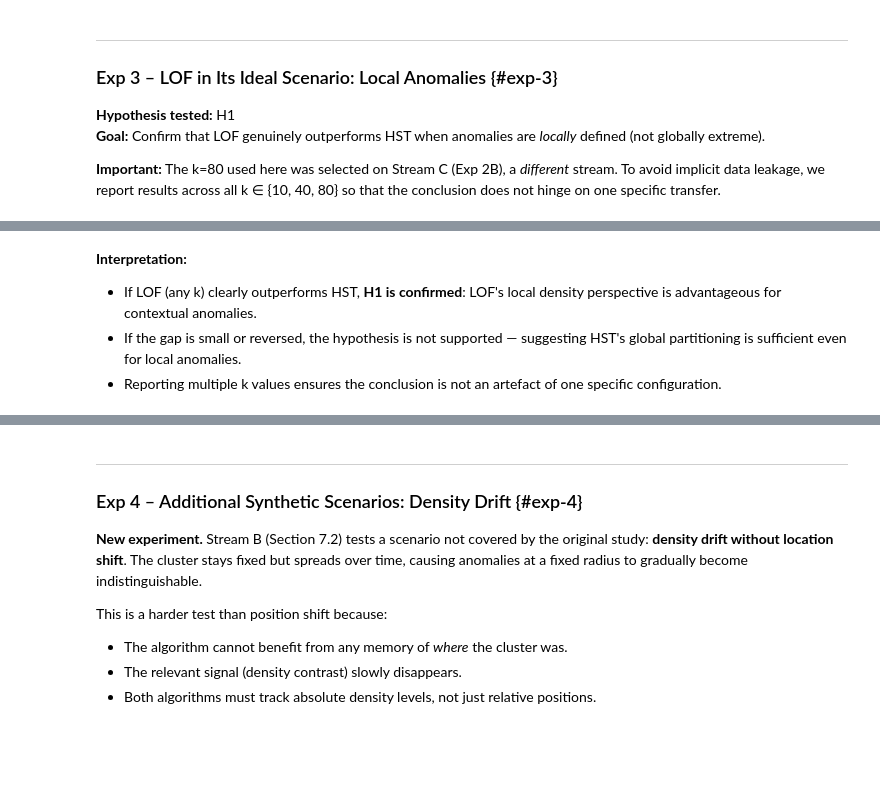
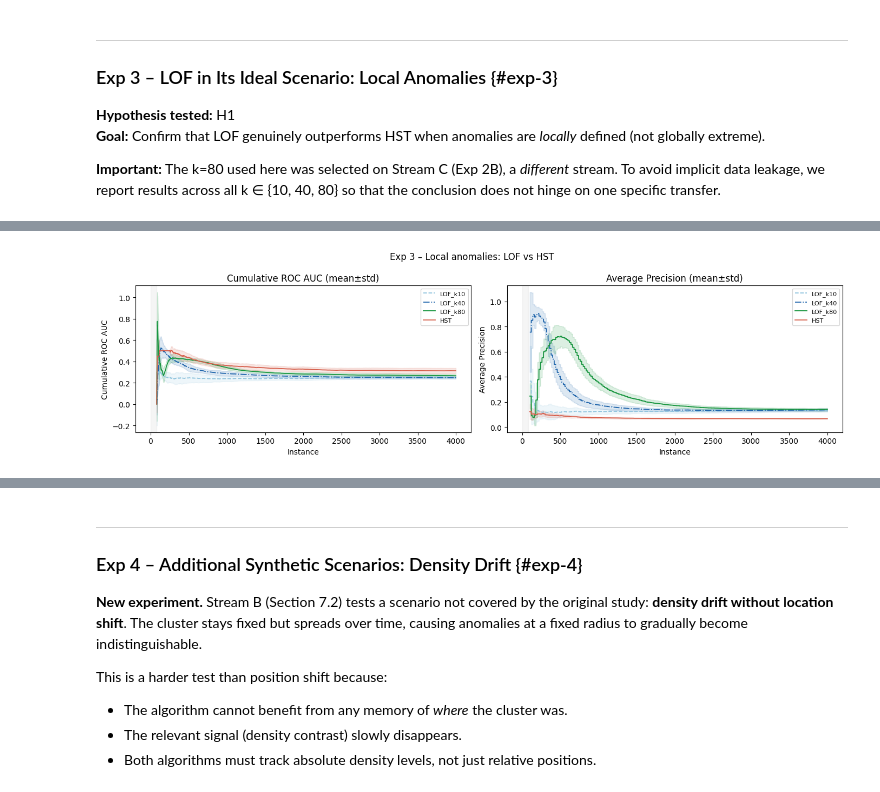
Before and after one commit to gjoliveira/Incremental-LOF, a Jupyter notebook: notebook_reorganised.ipynb, the cells around one changed output, grey strips where cells are left out. Drawn from its saved outputs; the diff is of its cells as text; code cells hidden in the pictures; blank space fills up the shorter version.

```diff
--- a/notebook_reorganised.ipynb
+++ b/notebook_reorganised.ipynb
@@ -854,5 +1122,38 @@ print(pd.DataFrame(rows_h1).to_string(index=False))
-# %% [markdown]
-**Interpretation:**
-- If LOF (any k) clearly outperforms HST, **H1 is confirmed**: LOF's local density perspective is advantageous for contextual anomalies.
-- If the gap is small or reversed, the hypothesis is not supported — suggesting HST's global partitioning is sufficient even for local anomalies.
-- Reporting multiple k values ensures the conclusion is not an artefact of one specific configuration.
+# %%
+fig, axes = plt.subplots(1, 2, figsize=(14, 4))
+
+styles = {
+    "HST": ("#92c5de", "--"),
+    "LOF_k40": ("#2166ac", "-."),
+    "LOF_k80": ("#1a9641", "-"),
+    "LOF_k10":     ("#d6604d", "-"),
+
+}
+
+
+
+for ax, metric_key, ylabel in zip(
+    axes,
+    ["roc", "ap"],
+    ["Cumulative ROC AUC", "Average Precision"]
+):
+    for name, (color, linestyle) in styles.items():
+        arr = res_h1[name][metric_key]
+        mean = np.nanmean(arr, axis=0)
+        std = np.nanstd(arr, axis=0)
+        x = np.arange(len(mean))
+
+        ax.plot(x, mean, label=name, color=color, linestyle=linestyle, linewidth=1.3)
+        ax.fill_between(x, mean - std, mean + std, alpha=0.15, color=color)
+
+    ax.axvspan(0, WARMUP_K, alpha=0.08, color="gray")
+    ax.set_title(ylabel + " (mean±std)")
+    ax.set_xlabel("Instance")
+    ax.set_ylabel(ylabel)
+    ax.legend(fontsize=8)
+
+plt.suptitle("Exp 3 – Local anomalies: LOF vs HST")
+plt.tight_layout()
+plt.show()
+# %% [output]
+[figure, added]
```
Also changed, not shown: parts of 34 cells of this notebook.
